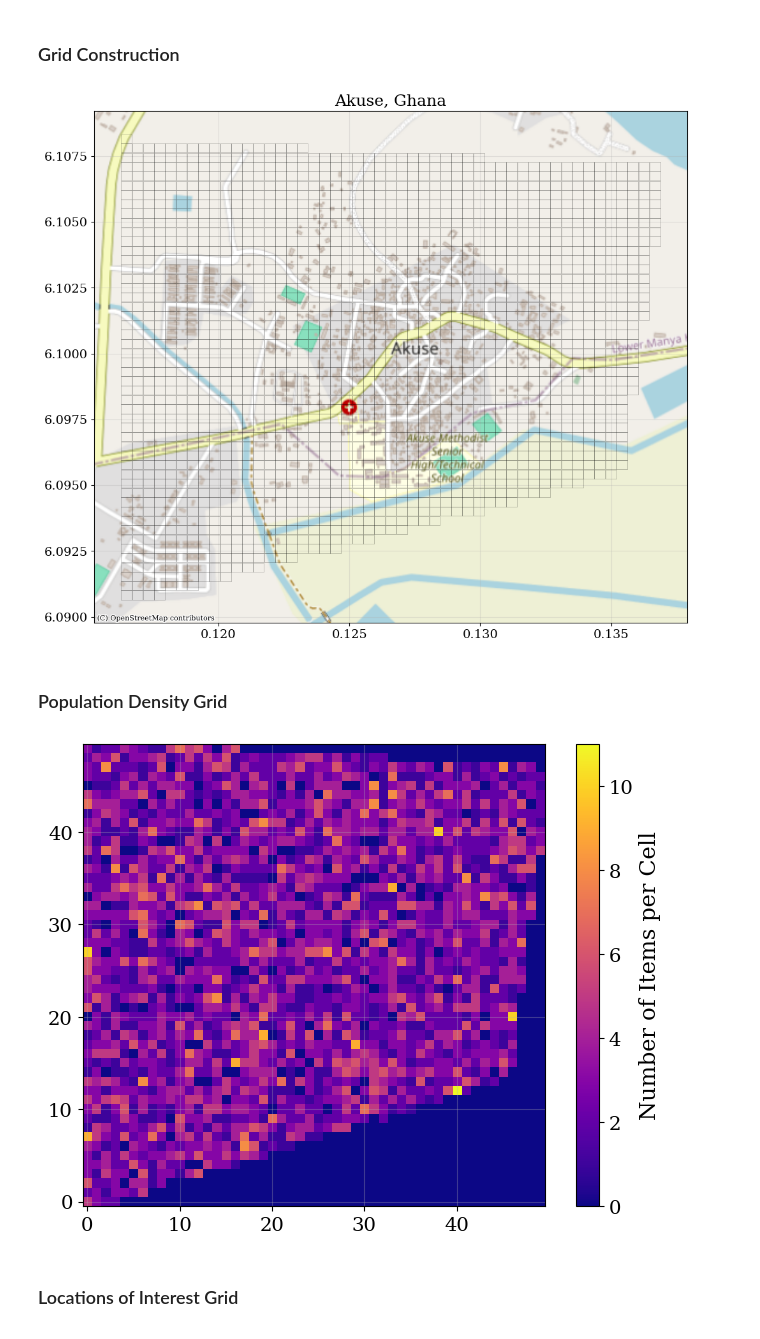
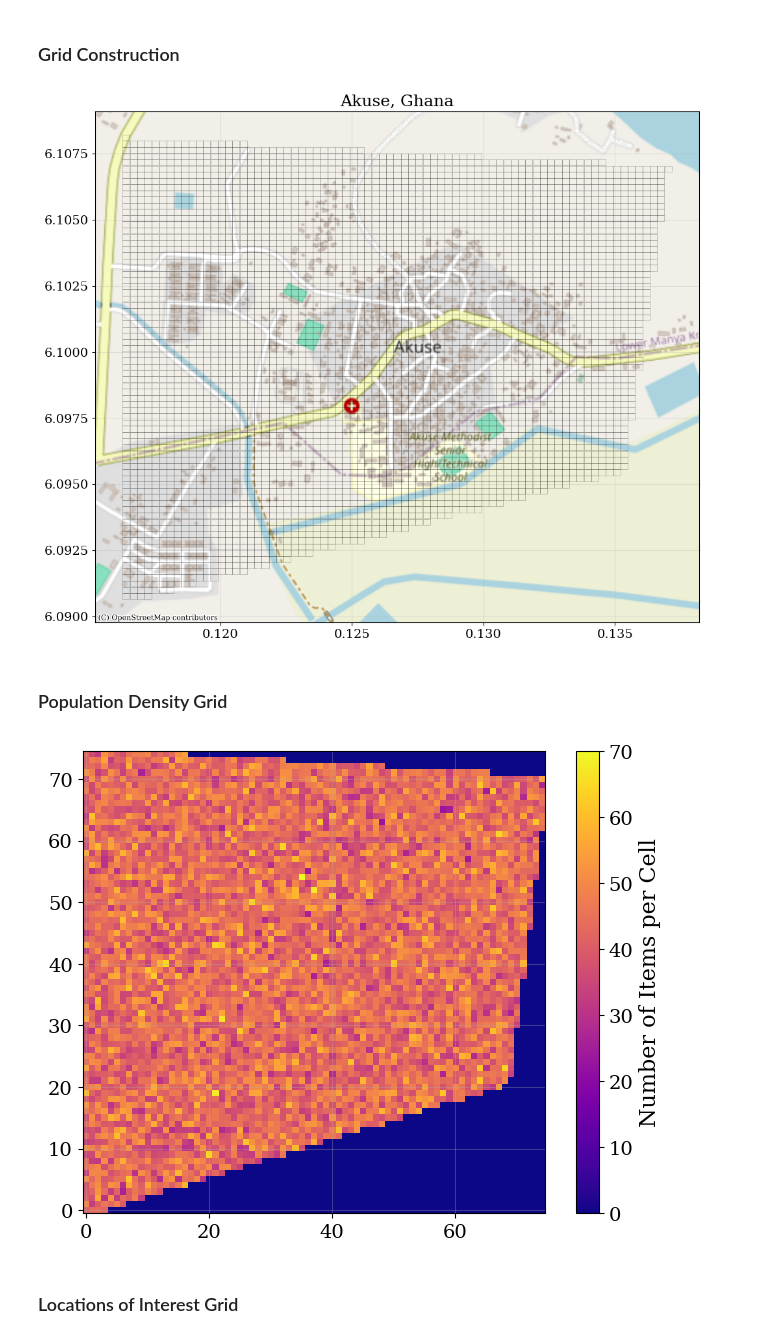
Before and after one commit to SDCCA/DGL-PTM, a Jupyter notebook: DGL_testing/misc_testing.ipynb, the cells around one changed output. Cells and saved outputs as stored; diff of their text form; code cells hidden in the pictures.

```diff
--- a/DGL_testing/misc_testing.ipynb
+++ b/DGL_testing/misc_testing.ipynb
@@ -52,6 +53,8 @@ plt.rc("text", usetex=False)
 plt.rc("font", family="serif")
 # %% [markdown]
 ### Grid Construction
+# %%
+size = 75
 # %%
 # Step 1: Manually Define Akuse's Boundary (Example Coordinates)
 akuse_boundary_coords = [ (x[1],x[0]) for x in [
@@ -66,7 +69,7 @@ boundary = Polygon(akuse_boundary_coords)
 gdf = gpd.GeoDataFrame(geometry=[boundary], crs="EPSG:4326")  # WGS84 CRS
 
 # Step 2: Create Grid within the Boundary
-def create_grid(bounds, num_cells=50):
+def create_grid(bounds, num_cells=size):
     """Generate a grid of square polygons within given bounds."""
     minx, miny, maxx, maxy = bounds
     x_coords = np.linspace(minx, maxx, num_cells)
@@ -91,42 +94,42 @@ ctx.add_basemap(ax, crs=gdf.crs, source=ctx.providers.OpenStreetMap.Mapnik)
 plt.title("Akuse, Ghana")
 plt.show()
 # %% [output]
-[figure, old version]
+[figure, new version]
 # %% [markdown]
 ### Population Density Grid
 # %%
 boundary = Polygon(akuse_boundary_coords)
 gdf = gpd.GeoDataFrame(geometry=[boundary], crs="EPSG:4326")
 
-# Step 2: Define 50x50 Grid Over Bounding Box
-rows, cols = 50, 50  # Define the shape (50x50)
+# Step 2: Define Grid Over Bounding Box
+rows, cols = size, size  # Define the shape
 minx, miny, maxx, maxy = boundary.bounds
 x_step = (maxx - minx) / cols  # Cell width
 y_step = (maxy - miny) / rows  # Cell height
 
 # Step 3: Create Grid and Populate NumPy Array
 grid_array = np.zeros((rows, cols, 1), dtype=np.uint8)
 
 for i in range(rows):
     for j in range(cols):
         x_start = minx + j * x_step
         y_start = miny + i * y_step
         cell = box(x_start, y_start, x_start + x_step, y_start + y_step)
         if cell.intersects(boundary):  # If cell intersects Akuse, set to 1
             grid_array[i, j, 0] = 1
 
 valid_cells = np.argwhere(grid_array[:, :, 0] == 1)
 num_valid_cells = len(valid_cells)
-allocations = np.random.multinomial(6000, np.ones(num_valid_cells) / num_valid_cells)
-distributed_grid = np.zeros((50, 50, 1), dtype=np.int32)
+allocations = np.random.multinomial(200000, np.ones(num_valid_cells) / num_valid_cells)
+distributed_grid = np.zeros((size, size, 1), dtype=np.int32)
 for i, (row, col) in enumerate(valid_cells):
     distributed_grid[row, col, 0] = allocations[i]
 
 plt.imshow(distributed_grid[:, :, 0], cmap="plasma", origin="lower")
 plt.colorbar(label="Number of Items per Cell")
 plt.show()
 # %% [output]
-[figure, old version]
+[figure, new version]
 # %% [markdown]
 ### Locations of Interest Grid
 # %%
```
Also changed, not shown: parts of 16 cells of this notebook, 5 other files.
